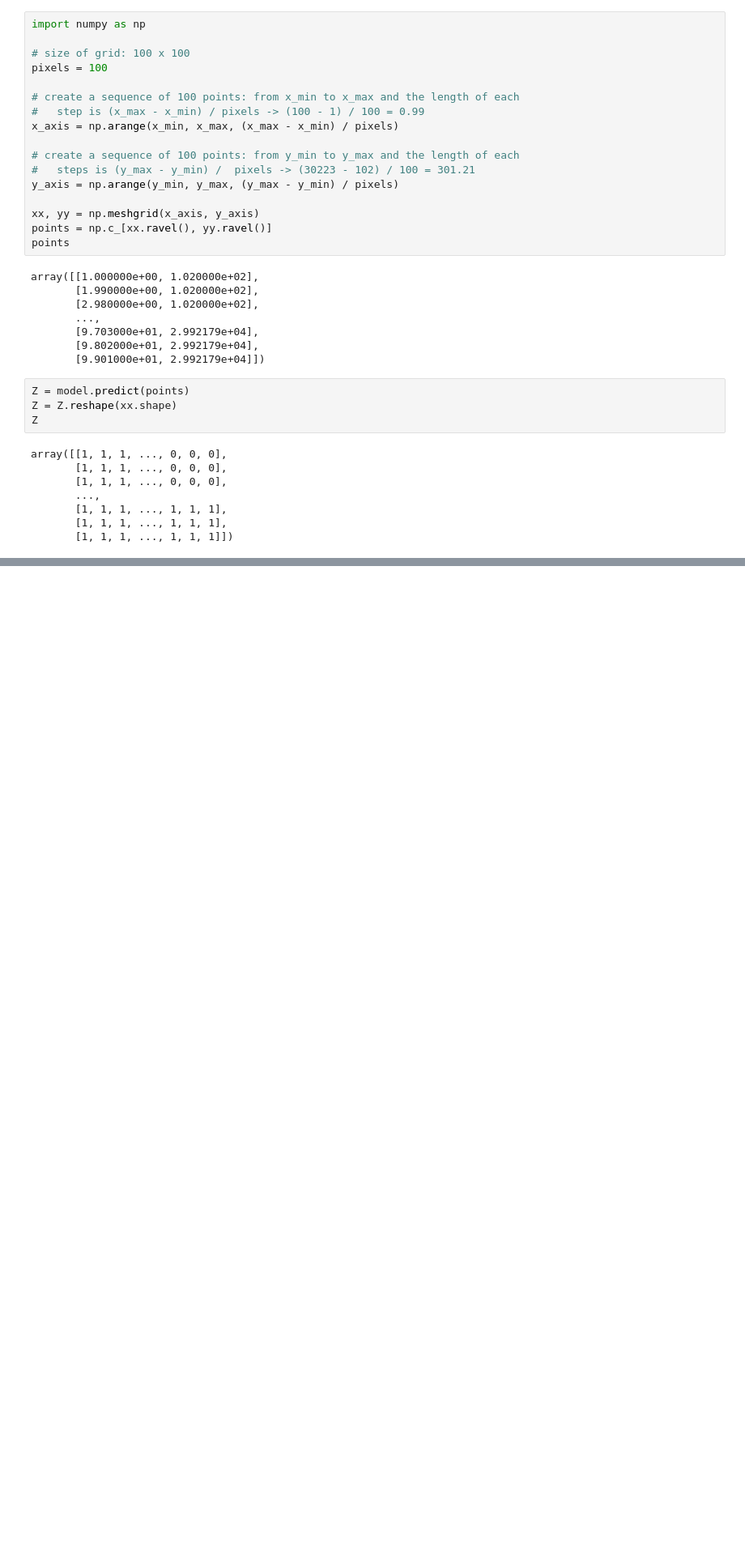
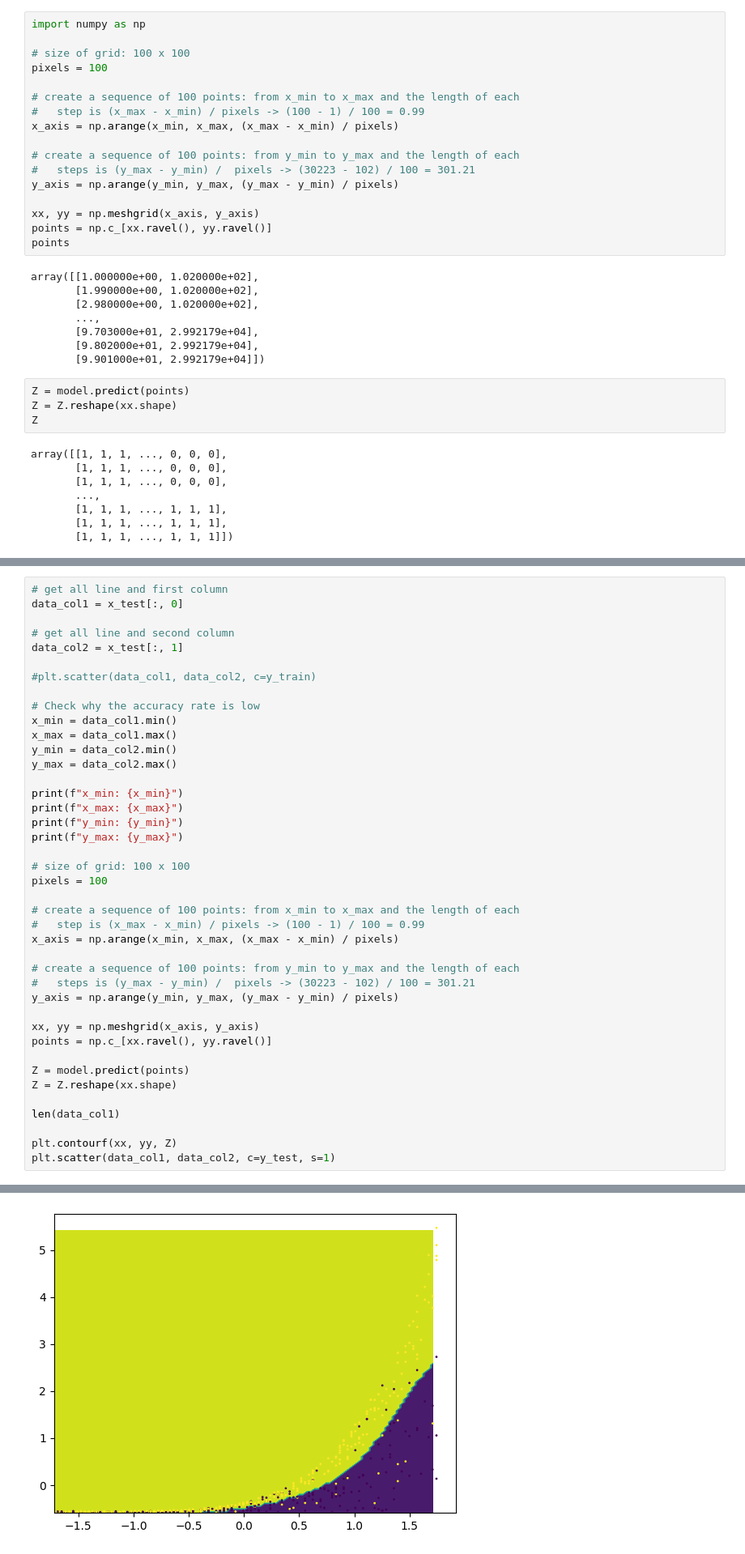
Before and after one commit to conrrado/MLStudies, a Jupyter notebook: AluraMLProject3.ipynb, the cells around one changed output, grey strips where cells are left out. Shown: that part at 81% size. Drawn from its saved outputs; the diff is of its cells as text; blank space fills up the shorter version.

```diff
--- a/AluraMLProject3.ipynb
+++ b/AluraMLProject3.ipynb
@@ -154,0 +189,42 @@ plt.scatter(x_test["horas_esperadas"], x_test["preco"], c=y_test)
+# %%
+# get all line and first column
+data_col1 = x_test[:, 0]
+
+# get all line and second column
+data_col2 = x_test[:, 1]
+
+#plt.scatter(data_col1, data_col2, c=y_train)
+
+# Check why the accuracy rate is low
+x_min = data_col1.min()
+x_max = data_col1.max()
+y_min = data_col2.min()
+y_max = data_col2.max()
+
+print(f"x_min: {x_min}")
+print(f"x_max: {x_max}")
+print(f"y_min: {y_min}")
+print(f"y_max: {y_max}")
+
+# size of grid: 100 x 100
+pixels = 100
+
+# create a sequence of 100 points: from x_min to x_max and the length of each
+#   step is (x_max - x_min) / pixels -> (100 - 1) / 100 = 0.99
+x_axis = np.arange(x_min, x_max, (x_max - x_min) / pixels)
+
+# create a sequence of 100 points: from y_min to y_max and the length of each
+#   steps is (y_max - y_min) /  pixels -> (30223 - 102) / 100 = 301.21
+y_axis = np.arange(y_min, y_max, (y_max - y_min) / pixels)
+
+xx, yy = np.meshgrid(x_axis, y_axis)
+points = np.c_[xx.ravel(), yy.ravel()]
+
+Z = model.predict(points)
+Z = Z.reshape(xx.shape)
+
+len(data_col1)
+
+plt.contourf(xx, yy, Z)
+plt.scatter(data_col1, data_col2, c=y_test, s=1)
+# %% [output]
@@ -154,0 +236 @@ plt.scatter(x_test["horas_esperadas"], x_test["preco"], c=y_test)
+[figure, added]
```
Also changed, not shown: parts of 4 cells of this notebook.
